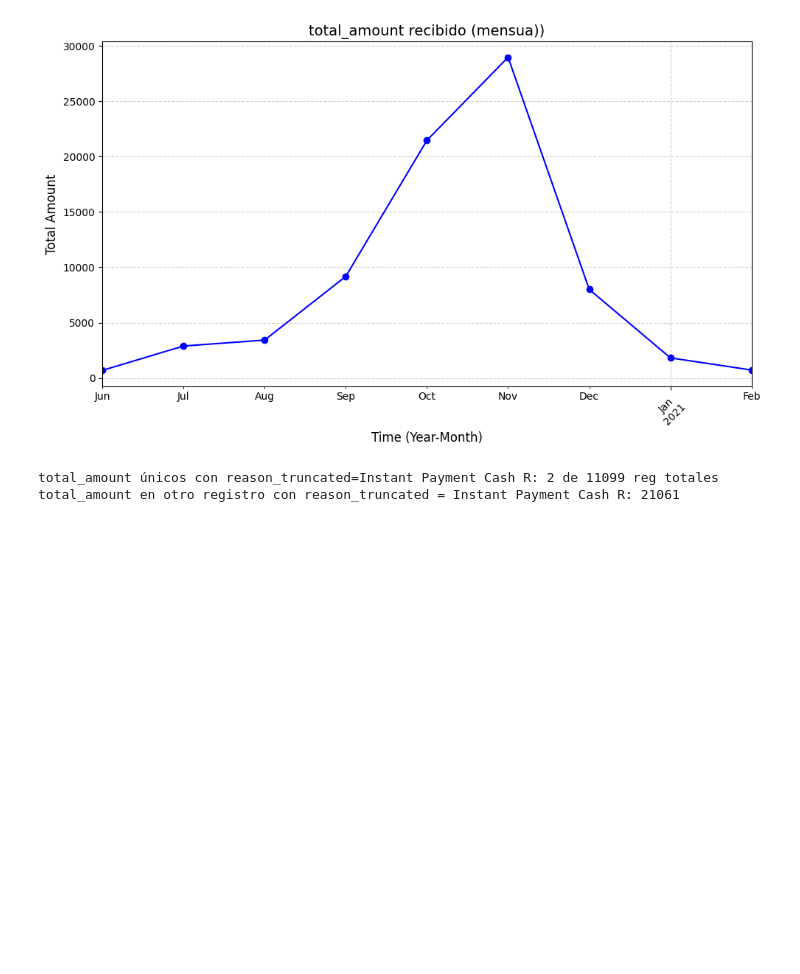
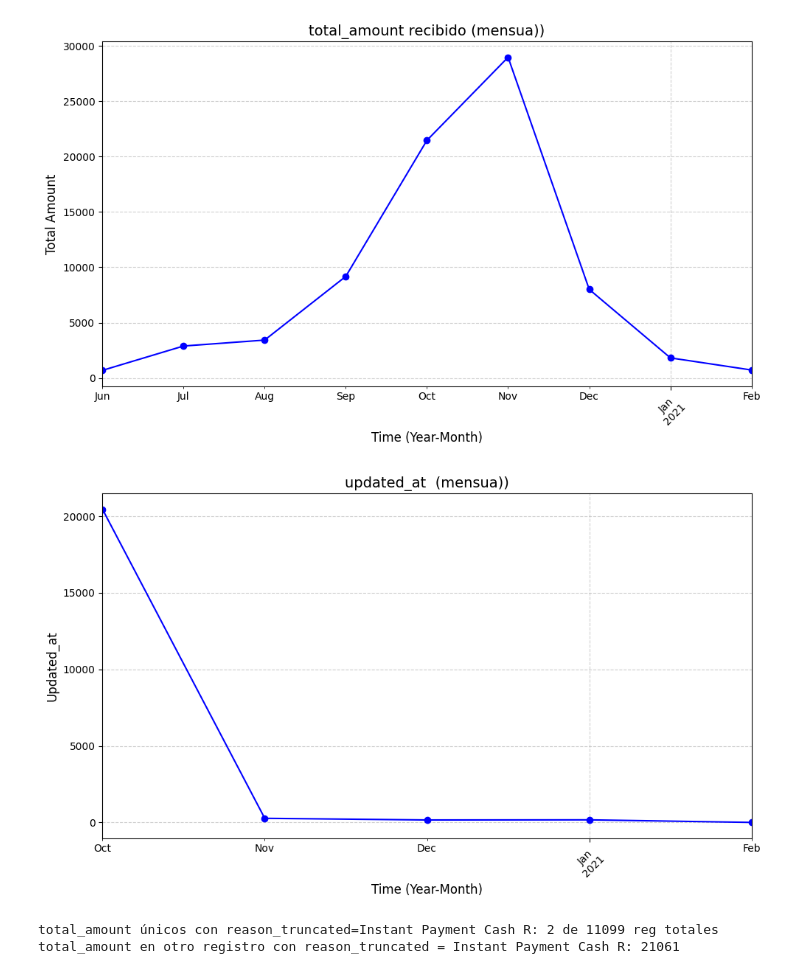
Before and after one commit to germanztz/data-science-uoc-businessPay, a Jupyter notebook: jose/Insights_Fees.ipynb, the cells around one changed output. Saved outputs shown, nothing was run; the diff lists cells and outputs as text; code cells hidden in the pictures; blank space fills up the shorter version.

```diff
--- a/jose/Insights_Fees.ipynb
+++ b/jose/Insights_Fees.ipynb
@@ -1003,6 +1003,27 @@ plt.tight_layout()
 plt.show()
 # %% [output]
 [figure]
+# %%
+
+modified_at = fees[fees['updated_at'].notna()]
+# Extract year and month for grouping
+modified_at['year_month'] = modified_at['updated_at'].dt.to_period('M')
+
+# Group by year_month and sum total_amount
+monthly_totals = modified_at.groupby('year_month')['updated_at'].count()
+
+# Plotting
+plt.figure(figsize=(10, 6))
+monthly_totals.plot(kind='line', marker='o', linestyle='-', color='b')
+plt.title('updated_at  (mensua))', fontsize=14)
+plt.xlabel('Time (Year-Month)', fontsize=12)
+plt.ylabel('Updated_at', fontsize=12)
+plt.grid(True, linestyle='--', alpha=0.6)
+plt.xticks(rotation=45)
+plt.tight_layout()
+plt.show()
+# %% [output]
+[figure, added]
 # %%
 def monthy_loan_field_cohort(df, cohort_column, cohort_value, id_column, date_column, value_field):
     filtered_data = df[df[cohort_column] == cohort_value]
```
Also changed, not shown: parts of 5 cells of this notebook, 3 other files.
